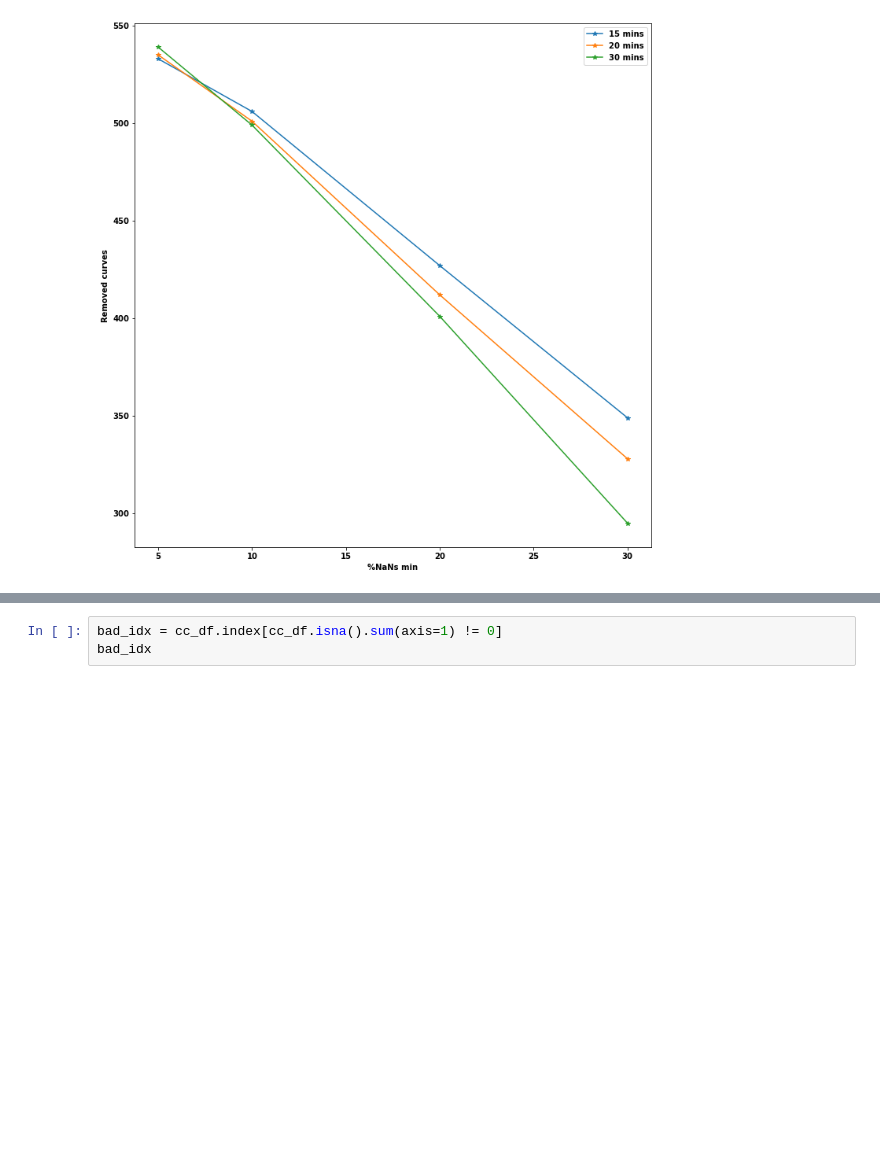
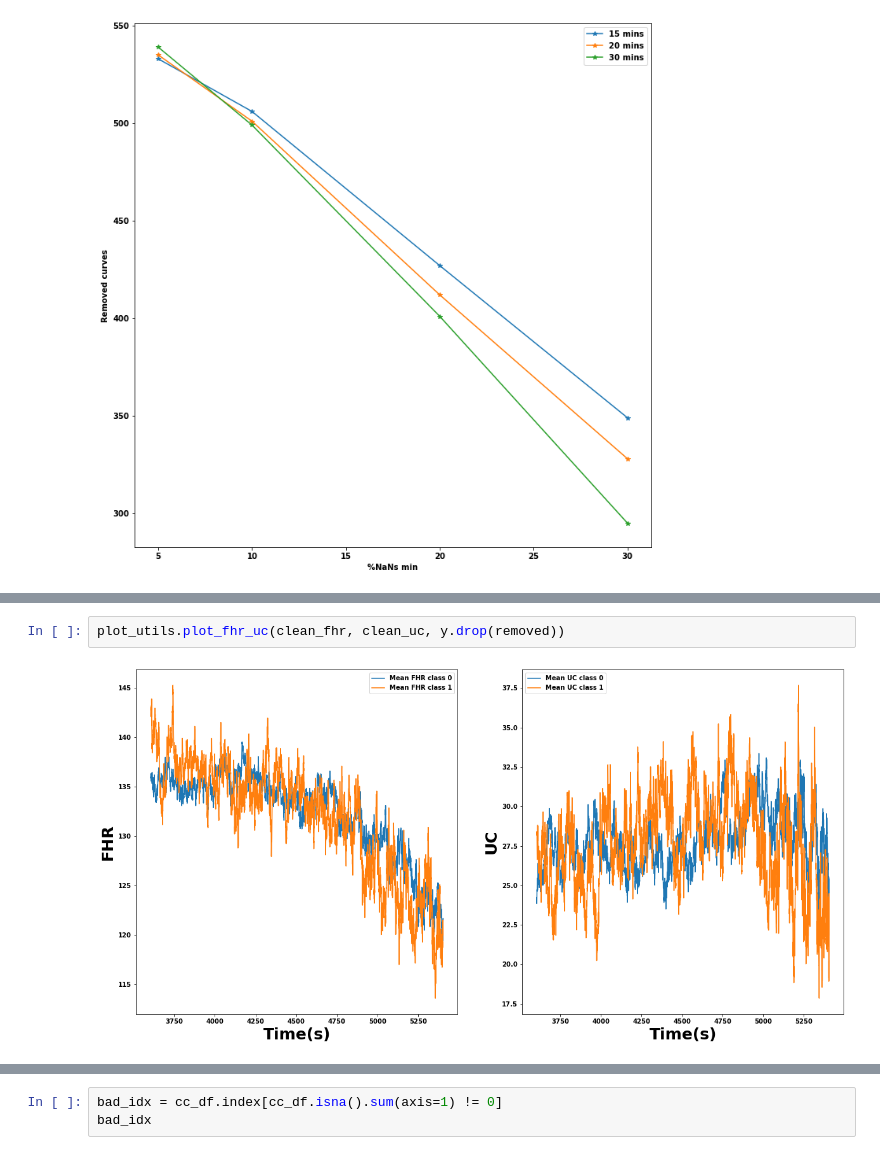
Before and after one commit to lujoselu98/TFM, a Jupyter notebook: Transformations/filter_data.ipynb, the cells around one changed output, grey strips where cells are left out. Saved outputs shown, nothing was run; the diff lists cells and outputs as text; blank space fills up the shorter version.

```diff
--- a/Transformations/filter_data.ipynb
+++ b/Transformations/filter_data.ipynb
@@ -87,6 +90,10 @@ clean_uc = cut_uc.drop(removed)
 clean_fhr.shape, clean_uc.shape
 # %% [output]
 ((257, 7200), (257, 7200))
+# %%
+plot_utils.plot_fhr_uc(clean_fhr, clean_uc, y.drop(removed))
+# %% [output]
+[figure, added]
 # %%
 cc_data = dict()
 lags = t_utils.calc_lags(minutes=5)
```
Also changed, not shown: parts of 7 cells of this notebook, 5 other files.
